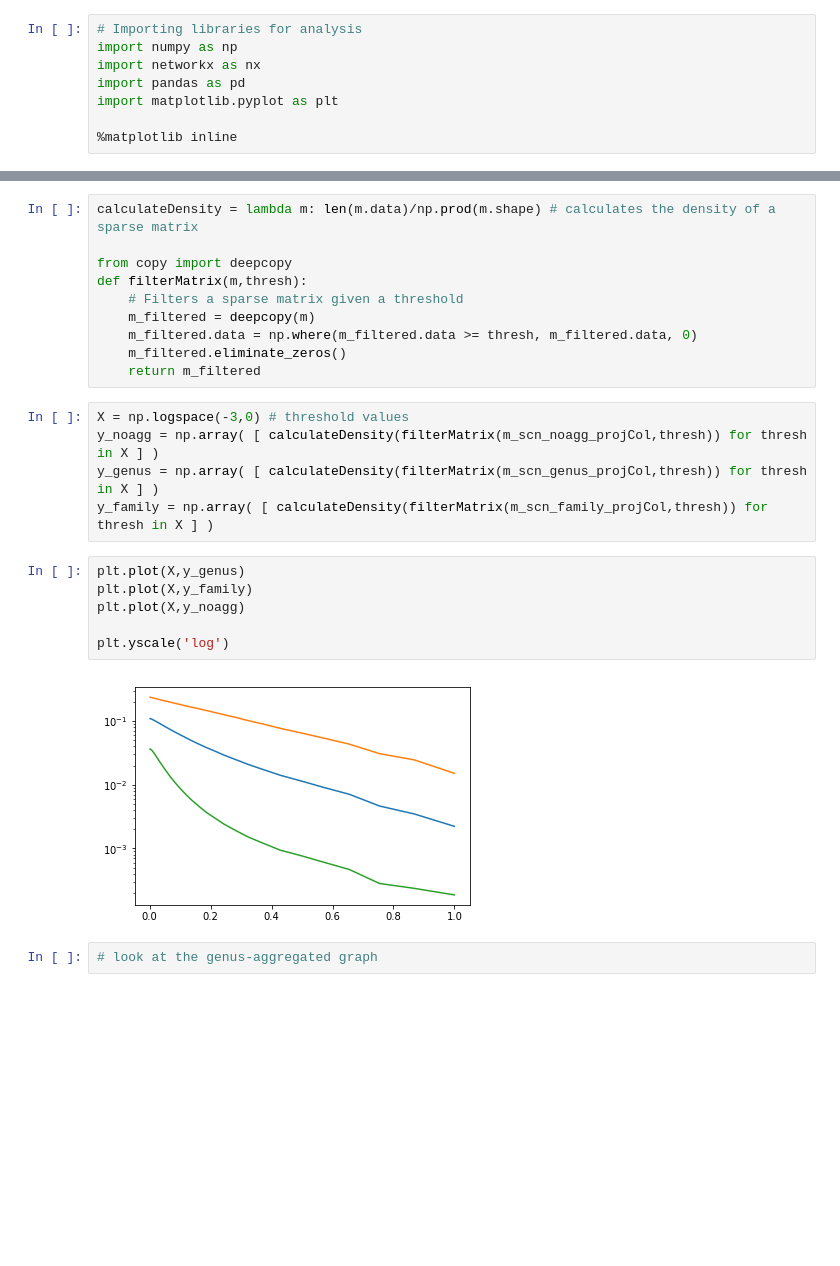
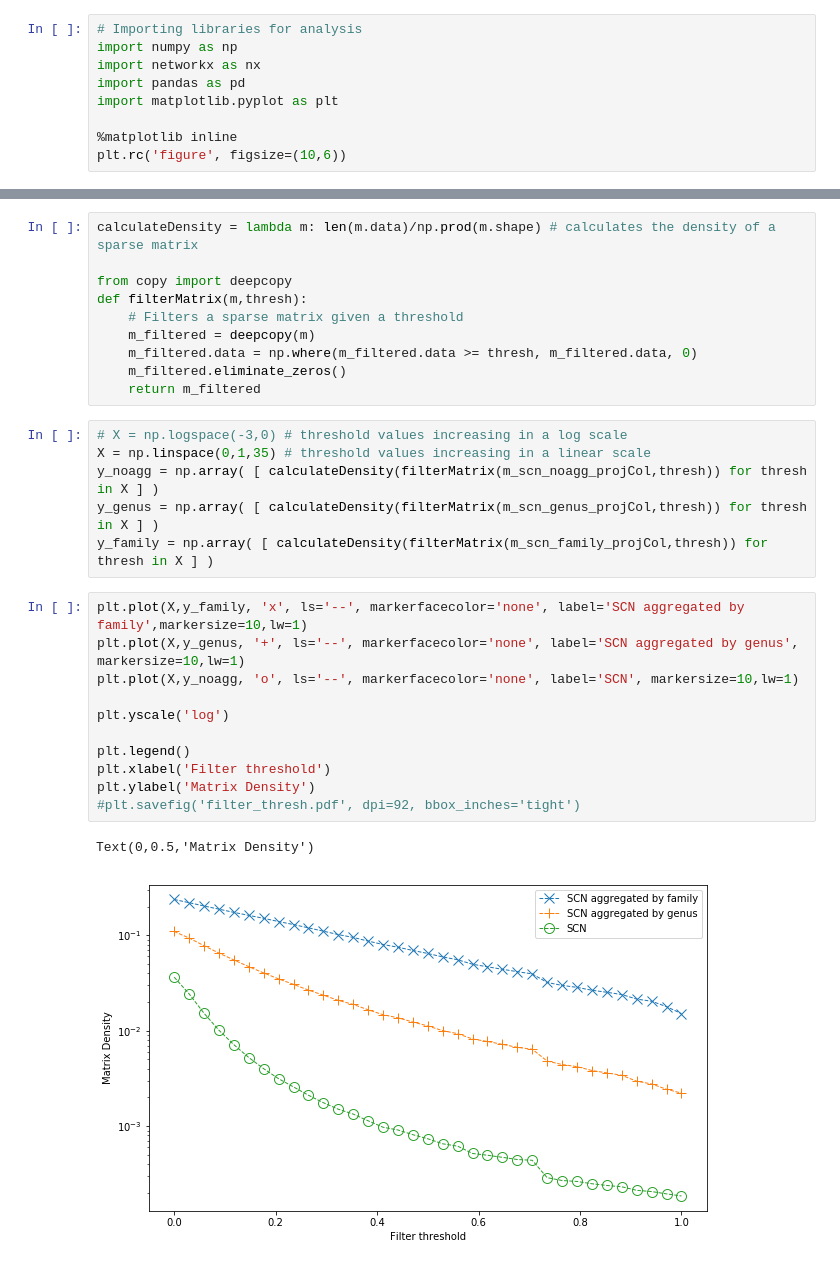
Before and after one commit to pedrosiracusa/tese_lncc_code, a Jupyter notebook: notebooks/chapter4/SCN_projections.ipynb, the cells around one changed output, grey strips where cells are left out. Saved outputs shown, nothing was run; the diff lists cells and outputs as text; blank space fills up the shorter version.

Commit message:
Adding SCN collectors projection figure

```diff
--- a/notebooks/chapter4/SCN_projections.ipynb
+++ b/notebooks/chapter4/SCN_projections.ipynb
@@ -21,6 +21,7 @@ import pandas as pd
 import matplotlib.pyplot as plt
 
 %matplotlib inline
+plt.rc('figure', figsize=(10,6))
 # %%
 graphsdir = os.path.abspath('./graphs')
 
@@ -198,17 +199,22 @@ def filterMatrix(m,thresh):
     m_filtered.eliminate_zeros()
     return m_filtered
 # %%
-X = np.logspace(-3,0) # threshold values
+# X = np.logspace(-3,0) # threshold values increasing in a log scale
+X = np.linspace(0,1,35) # threshold values increasing in a linear scale
 y_noagg = np.array( [ calculateDensity(filterMatrix(m_scn_noagg_projCol,thresh)) for thresh in X ] )
 y_genus = np.array( [ calculateDensity(filterMatrix(m_scn_genus_projCol,thresh)) for thresh in X ] )
 y_family = np.array( [ calculateDensity(filterMatrix(m_scn_family_projCol,thresh)) for thresh in X ] )
-# %%
-plt.plot(X,y_genus)
-plt.plot(X,y_family)
-plt.plot(X,y_noagg)
-
-plt.yscale('log')
-# %% [output]
-[figure, removed]
-# %%
-# look at the genus-aggregated graph
+# %%
+plt.plot(X,y_family, 'x', ls='--', markerfacecolor='none', label='SCN aggregated by family',markersize=10,lw=1)
+plt.plot(X,y_genus, '+', ls='--', markerfacecolor='none', label='SCN aggregated by genus', markersize=10,lw=1)
+plt.plot(X,y_noagg, 'o', ls='--', markerfacecolor='none', label='SCN', markersize=10,lw=1)
+
+plt.yscale('log')
+
+plt.legend()
+plt.xlabel('Filter threshold')
+plt.ylabel('Matrix Density')
+#plt.savefig('filter_thresh.pdf', dpi=92, bbox_inches='tight')
+# %% [output]
+Text(0,0.5,'Matrix Density')
+[figure, added]
```
Also changed, not shown: parts of 22 cells of this notebook, 3 other files.
